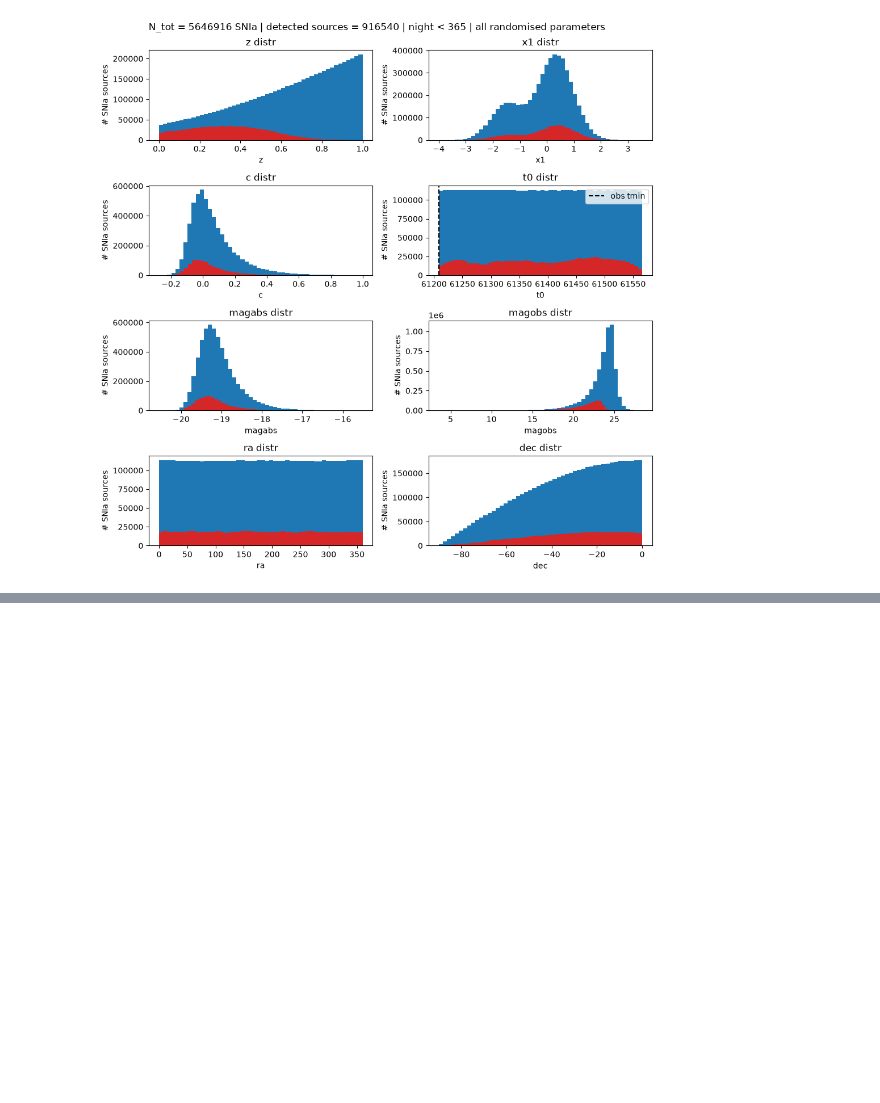
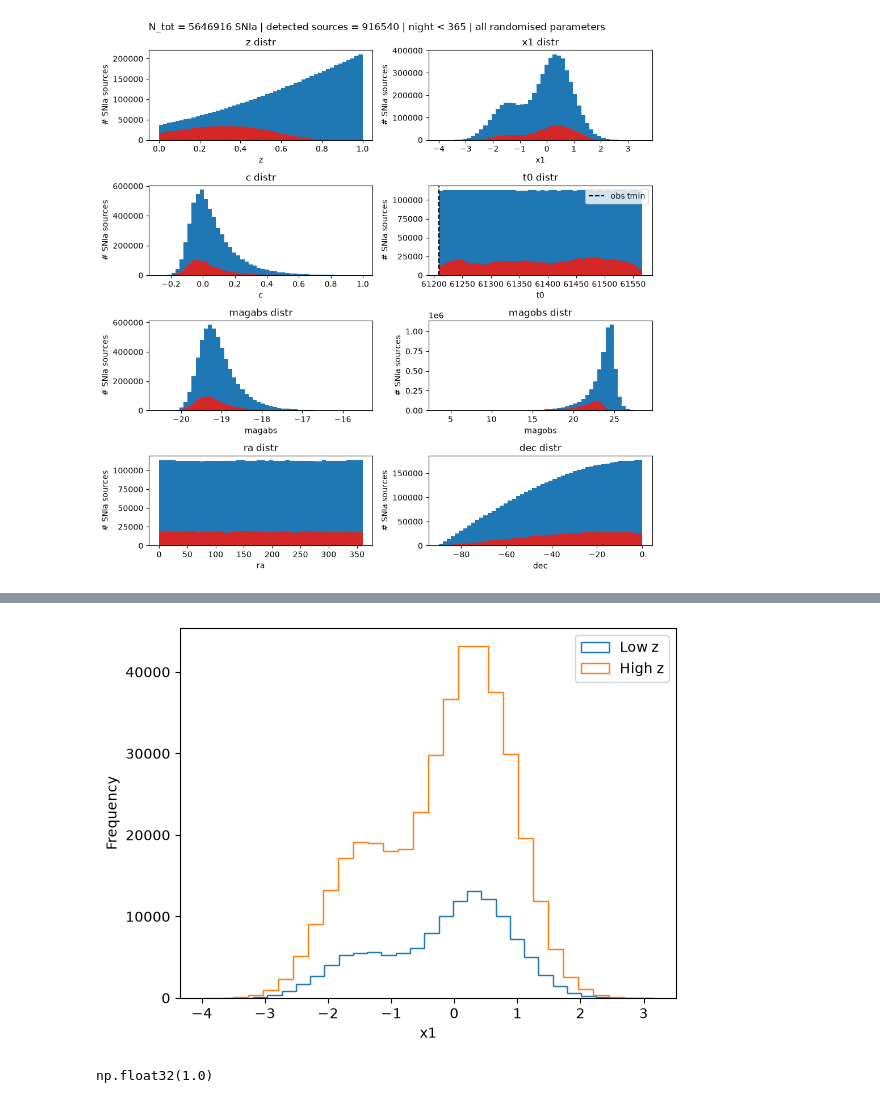
Before and after one commit to krissylla/TransientSimulation, a Jupyter notebook: skysurvey_detections.ipynb, the cells around one changed output, grey strips where cells are left out. Cells and saved outputs as stored; diff of their text form; code cells hidden in the pictures; blank space fills up the shorter version.

```diff
--- a/skysurvey_detections.ipynb
+++ b/skysurvey_detections.ipynb
@@ -417,0 +318,3 @@ example
+# %%
+# if you want to load an existing parquet / combined parquet:
+combined = pd.read_parquet("results/combined_detected.parquet")
@@ -445,0 +452,4 @@ plt.show()
+# %%
+combined_highz = combined[(combined['z'] > 0.62) & (combined['z'] <= 0.68)]
+combined_lowz = combined[(combined['z'] > 0.02) & (combined['z'] <= 0.08)]
+combined_highz['x1'].describe(), combined_lowz['x1'].describe()
@@ -445,0 +475,13 @@ plt.show()
+# %%
+plt.hist(combined_lowz['x1'], histtype='step', label='Low z', color='tab:blue', bins=30)
+plt.hist(combined_highz['x1'], histtype='step', label='High z', color='tab:orange', bins=30)
+plt.xlabel('x1')
+plt.ylabel('Frequency')
+plt.legend()
+plt.show()
+# %% [output]
+[figure, added]
+# %%
+combined['z'].max()
+# %% [output]
+np.float32(1.0)
```
Also changed, not shown: parts of 25 cells of this notebook, 5 other files.
